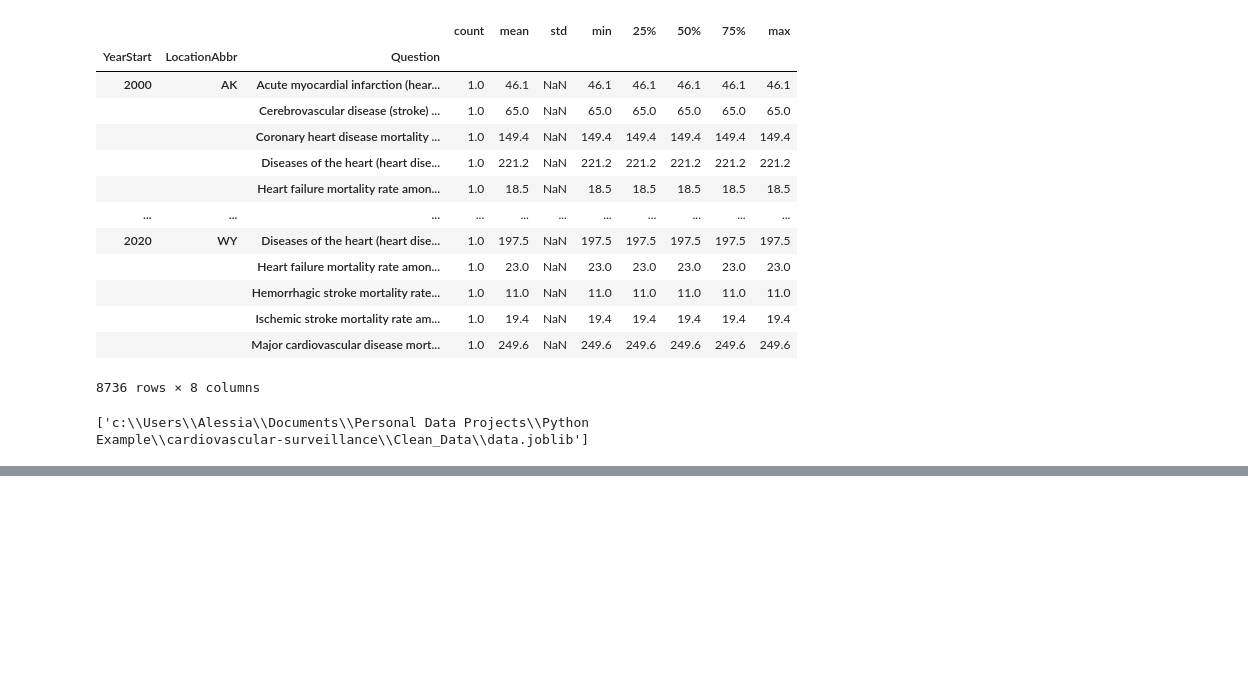
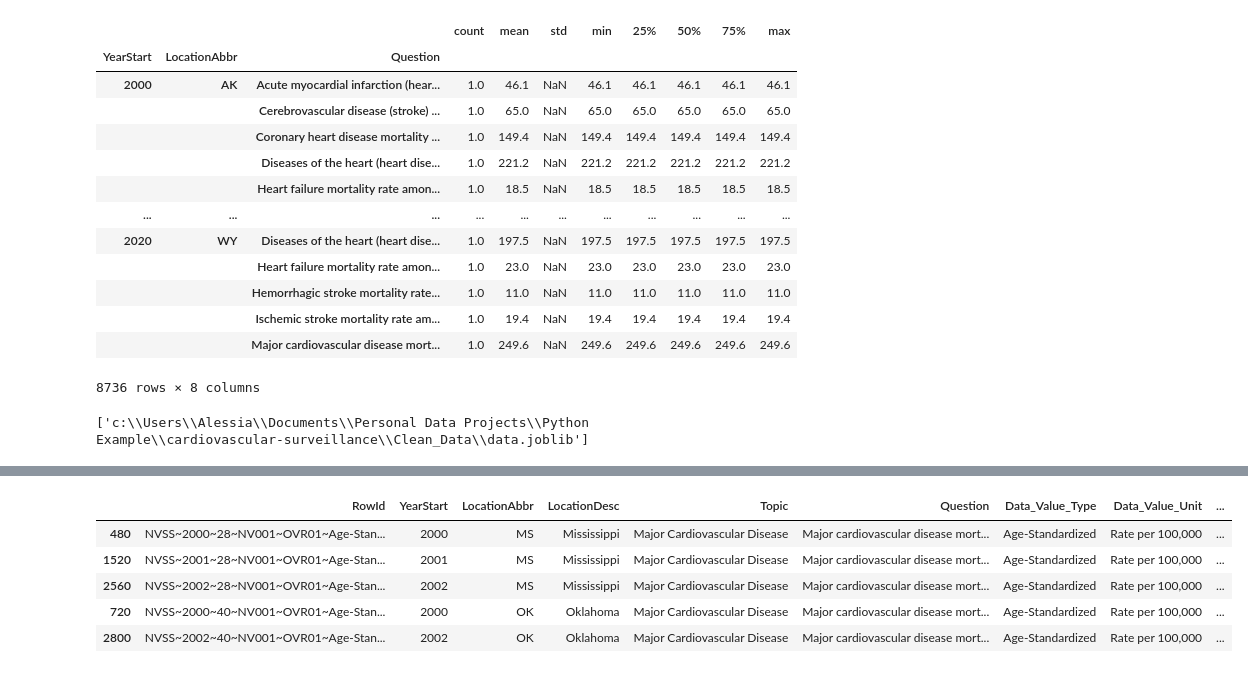
Before and after one commit to alessiakz/cardiovascular-surveillance, a Jupyter notebook: code/01_cleandata.ipynb, the cells around one changed output, grey strips where cells are left out. Drawn from its saved outputs; the diff is of its cells as text; code cells hidden in the pictures; blank space fills up the shorter version.

Commit message:
started eda

```diff
--- a/code/01_cleandata.ipynb
+++ b/code/01_cleandata.ipynb
@@ -132,0 +163,10 @@ dump(data_filter, here('Clean_Data/data.joblib'))
+# %%
+#finding the top 5 data values
+data_filter.nlargest(5, "Data_Value")
+# %% [output]
+|  | RowId | YearStart | LocationAbbr | LocationDesc | Topic | Question | Data_Value_Type | Data_Value_Unit | ... |
+| 480 | NVSS~2000~28~NV001~OVR01~Age-Stan... | 2000 | MS | Mississippi | Major Cardiovascular Disease | Major cardiovascular disease mort... | Age-Standardized | Rate per 100,000 | ... |
+| 1520 | NVSS~2001~28~NV001~OVR01~Age-Stan... | 2001 | MS | Mississippi | Major Cardiovascular Disease | Major cardiovascular disease mort... | Age-Standardized | Rate per 100,000 | ... |
+| 2560 | NVSS~2002~28~NV001~OVR01~Age-Stan... | 2002 | MS | Mississippi | Major Cardiovascular Disease | Major cardiovascular disease mort... | Age-Standardized | Rate per 100,000 | ... |
+| 720 | NVSS~2000~40~NV001~OVR01~Age-Stan... | 2000 | OK | Oklahoma | Major Cardiovascular Disease | Major cardiovascular disease mort... | Age-Standardized | Rate per 100,000 | ... |
+| 2800 | NVSS~2002~40~NV001~OVR01~Age-Stan... | 2002 | OK | Oklahoma | Major Cardiovascular Disease | Major cardiovascular disease mort... | Age-Standardized | Rate per 100,000 | ... |
```
Also changed, not shown: parts of 6 cells of this notebook, 1 other file.
